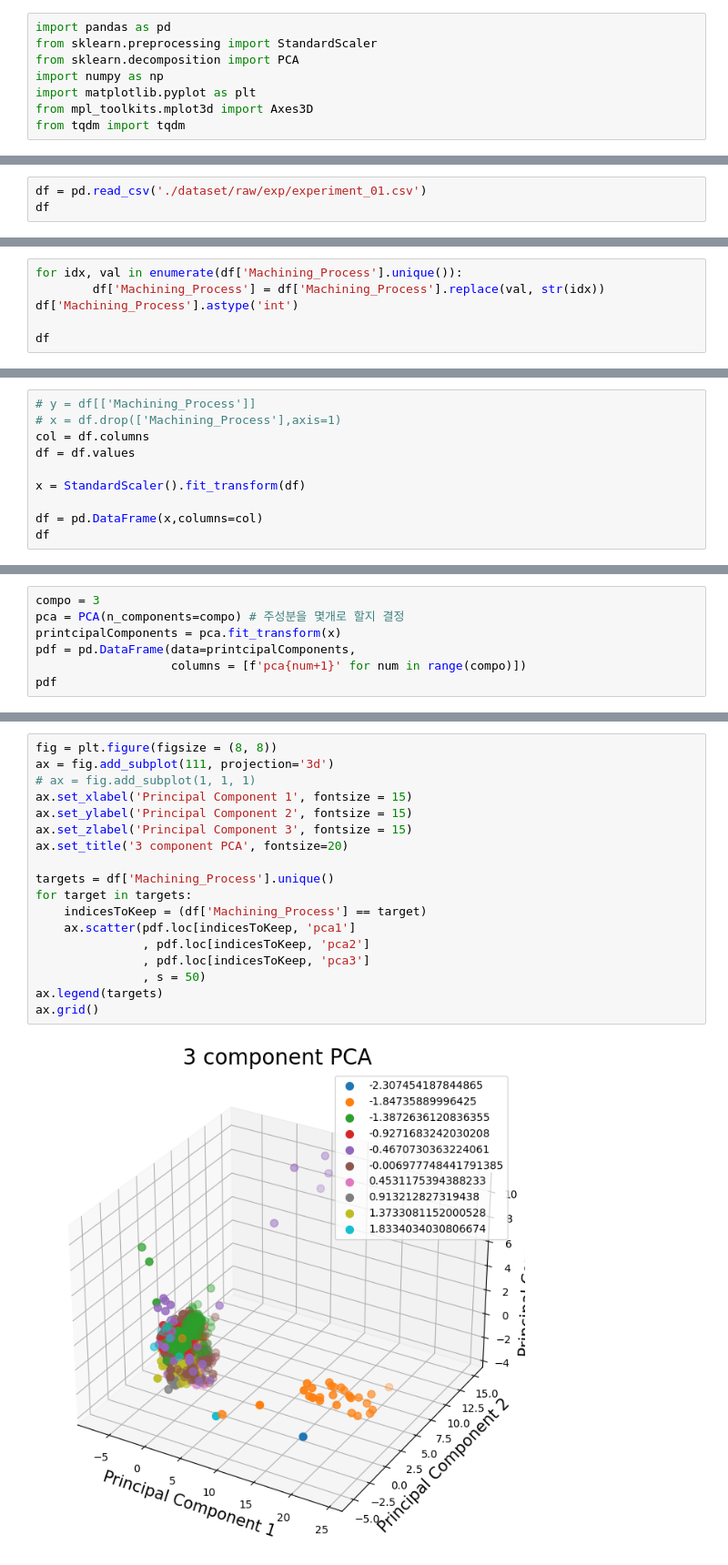
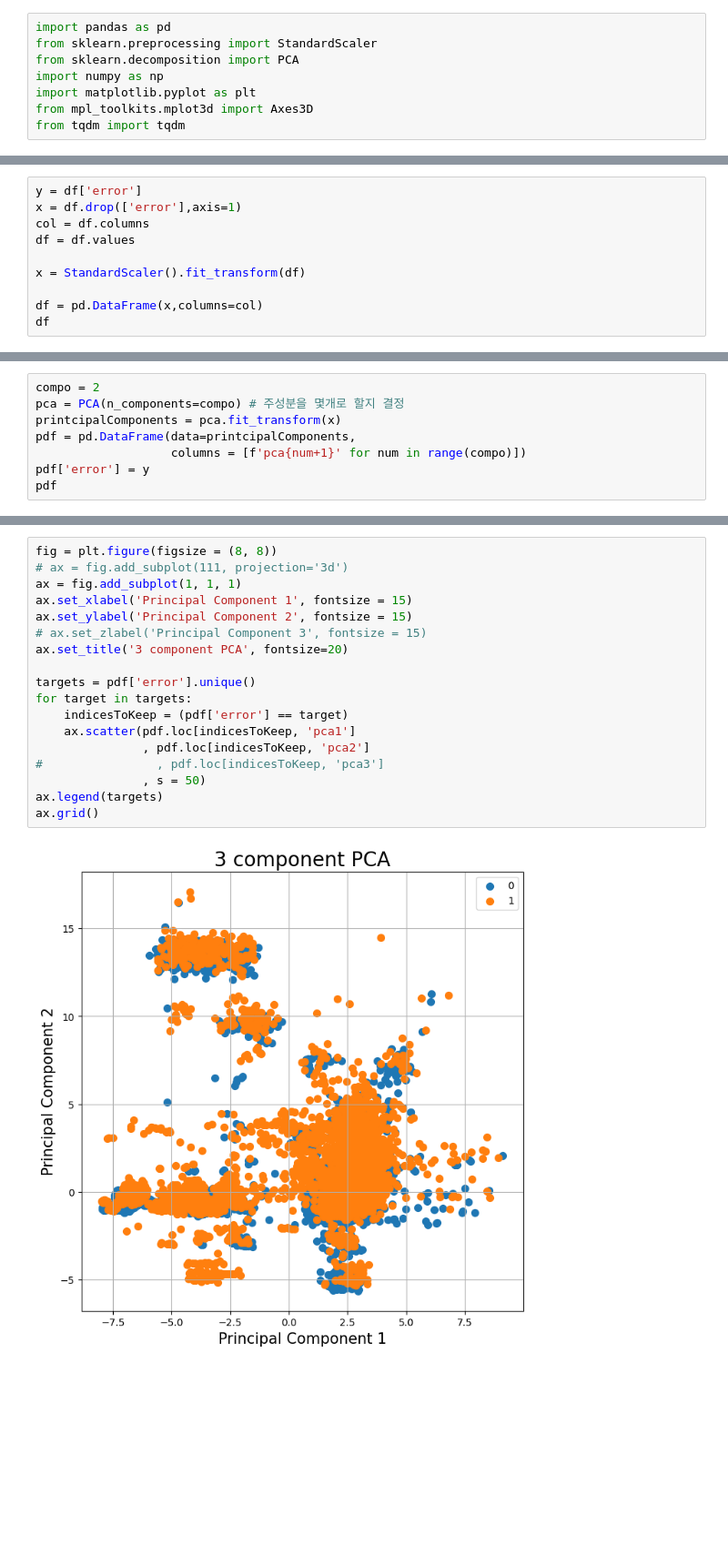
Before and after one commit to GwangAnLeeDunKinDonass/MOS, a Jupyter notebook: preprocess.ipynb, the cells around one changed output, grey strips where cells are left out. Shown: that part at 91% size. Saved outputs shown, nothing was run; the diff lists cells and outputs as text; blank space fills up the shorter version.

```diff
--- a/preprocess.ipynb
+++ b/preprocess.ipynb
@@ -94,3 +14,0 @@ See the caveats in the documentation: https://pandas.pydata.org/pandas-docs/stab
-# %%
-df = pd.read_csv('./dataset/raw/exp/experiment_01.csv')
-df
@@ -111,6 +14,0 @@ df
-# %%
-for idx, val in enumerate(df['Machining_Process'].unique()):
-        df['Machining_Process'] = df['Machining_Process'].replace(val, str(idx))
-df['Machining_Process'].astype('int')
-
-df
@@ -131,6 +31,6 @@ df
 # %%
-# y = df[['Machining_Process']]
-# x = df.drop(['Machining_Process'],axis=1)
+y = df['error']
+x = df.drop(['error'],axis=1)
 col = df.columns
 df = df.values
 
@@ -252,8 +152,9 @@ plt.show()
 # %%
-compo = 3
+compo = 2
 pca = PCA(n_components=compo) # 주성분을 몇개로 할지 결정
 printcipalComponents = pca.fit_transform(x)
 pdf = pd.DataFrame(data=printcipalComponents,
                    columns = [f'pca{num+1}' for num in range(compo)])
+pdf['error'] = y
 pdf
 # %% [output]
@@ -281,20 +182,20 @@ sum(pca.explained_variance_ratio_)
 # %%
 fig = plt.figure(figsize = (8, 8))
-ax = fig.add_subplot(111, projection='3d')
-# ax = fig.add_subplot(1, 1, 1)
+# ax = fig.add_subplot(111, projection='3d')
+ax = fig.add_subplot(1, 1, 1)
 ax.set_xlabel('Principal Component 1', fontsize = 15)
 ax.set_ylabel('Principal Component 2', fontsize = 15)
-ax.set_zlabel('Principal Component 3', fontsize = 15)
+# ax.set_zlabel('Principal Component 3', fontsize = 15)
 ax.set_title('3 component PCA', fontsize=20)
 
-targets = df['Machining_Process'].unique()
+targets = pdf['error'].unique()
 for target in targets:
-    indicesToKeep = (df['Machining_Process'] == target)
+    indicesToKeep = (pdf['error'] == target)
     ax.scatter(pdf.loc[indicesToKeep, 'pca1']
                , pdf.loc[indicesToKeep, 'pca2']
-               , pdf.loc[indicesToKeep, 'pca3']
+#                , pdf.loc[indicesToKeep, 'pca3']
                , s = 50)
 ax.legend(targets)
 ax.grid()
 # %% [output]
-[figure, old version]
+[figure, new version]
```
Also changed, not shown: parts of 17 cells of this notebook, 2 other files.
